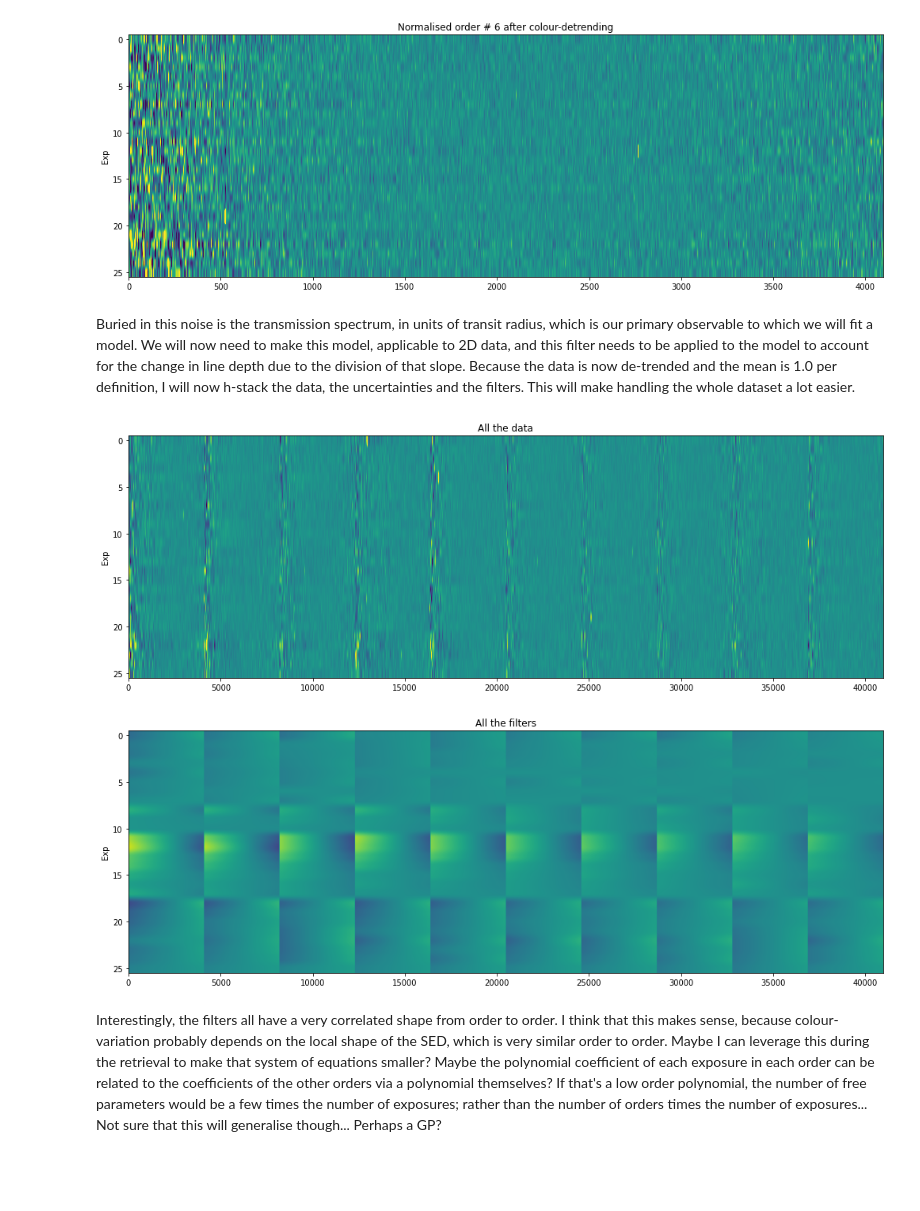
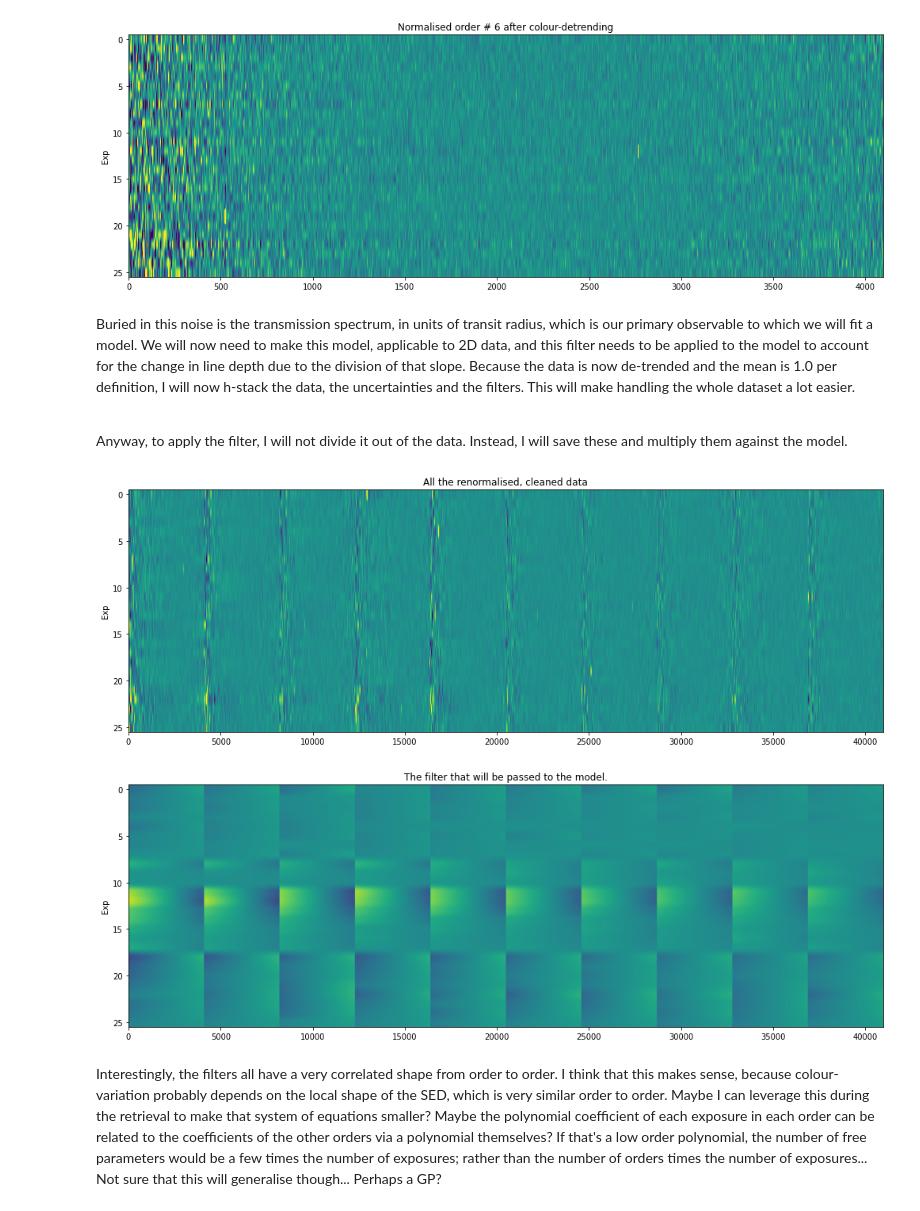
Before and after one commit to Hoeijmakers/jax-hires-coffee, a Jupyter notebook: hires-transmission-hk17.ipynb, the cells around one changed output. Saved outputs shown, nothing was run; the diff lists cells and outputs as text; code cells hidden in the pictures; blank space fills up the shorter version.

```diff
--- a/hires-transmission-hk17.ipynb
+++ b/hires-transmission-hk17.ipynb
@@ -55,7 +57,7 @@ tags = [2000,2200,2300,2400,2600]
 
 labels=['Fe','Ti','V']
 tags=[2600,2200,2300]
-S = {}#This will hold all my species objects.
+S = OrderedDict()#This will hold all my species objects.
 for i in range(len(labels)):
     S[labels[i]] = species(labels[i],tags[i])
 # %%
@@ -338,29 +340,31 @@ plt.show()
 [figure]
 [figure]
 # %% [markdown]
-Buried in this noise is the transmission spectrum, in units of transit radius, which is our primary observable to which we will fit a model. We will now need to make this model, applicable to 2D data, and this filter needs to be applied to the model to account for the change in line depth due to the division of that slope. Because the data is now de-trended and the mean is 1.0 per definition, I will now h-stack the data, the uncertainties and the filters. This will make handling the whole dataset a lot easier.
+Buried in this noise is the transmission spectrum, in units of transit radius, which is our primary observable to which we will fit a model. We will now need to make this model, applicable to 2D data, and this filter needs to be applied to the model to account for the change in line depth due to the division of that slope. Because the data is now de-trended and the mean is 1.0 per definition, I will now h-stack the data, the uncertainties and the filters. This will make handling the whole dataset a lot easier.<br><br>
+
+Anyway, to apply the filter, I will not divide it out of the data. Instead, I will save these and multiply them against the model.
 # %%
 fxd = np.hstack(list_of_res_clean) #This is the data.
 err = np.hstack(list_of_res_clean_e)#This is the uncertainty
 fxf = np.hstack(list_of_filters)#This is the filter
 wld = np.hstack(list_of_wld)#This is the wavelength axis.
 
 plt.figure(figsize=(14,5))
 plt.imshow(fxd,aspect='auto',vmin=1-3*stdev,vmax=1+3*stdev)
-plt.title(f'All the data')
+plt.title(f'All the renormalised, cleaned data')
 plt.ylabel('Exp')
 plt.tight_layout()
 plt.show()
 
 plt.figure(figsize=(14,5))
 plt.imshow(fxf,aspect='auto',vmin=1-3*stdev,vmax=1+3*stdev)
-plt.title(f'All the filters')
+plt.title(f'The filter that will be passed to the model.')
 plt.ylabel('Exp')
 plt.tight_layout()
 plt.show()
 # %% [output]
-[figure, old version]
+[figure, new version]
-[figure, old version]
+[figure, new version]
 # %% [markdown]
 Interestingly, the filters all have a very correlated shape from order to order. I think that this makes sense, because colour-variation probably depends on the local shape of the SED, which is very similar order to order. Maybe I can leverage this during the retrieval to make that system of equations smaller? Maybe the polynomial coefficient of each exposure in each order can be related to the coefficients of the other orders via a polynomial themselves? If that's a low order polynomial, the number of free parameters would be a few times the number of exposures; rather than the number of orders times the number of exposures... Not sure that this will generalise though... Perhaps a GP?
 # %% [markdown]
```
Also changed, not shown: parts of 23 cells of this notebook.
